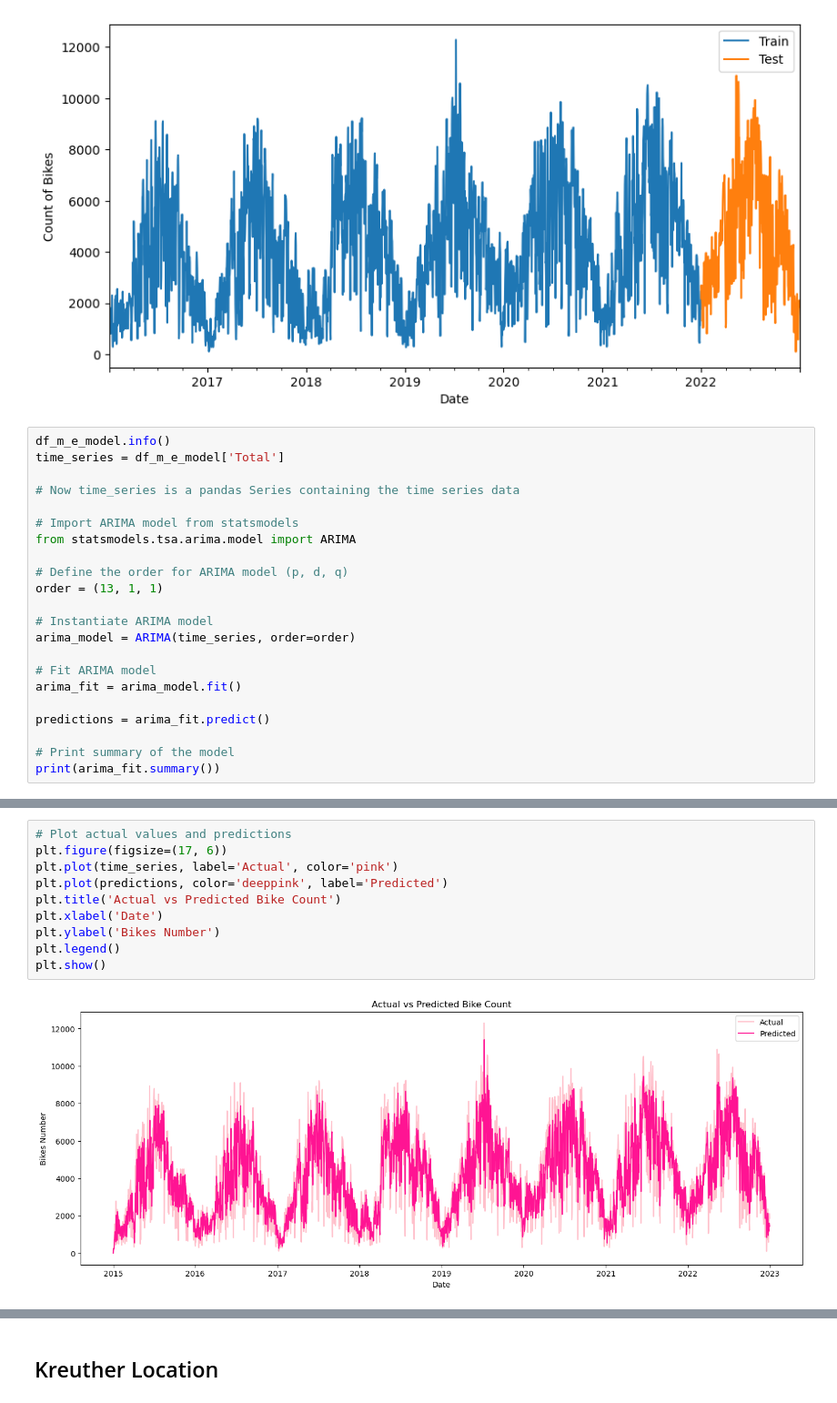
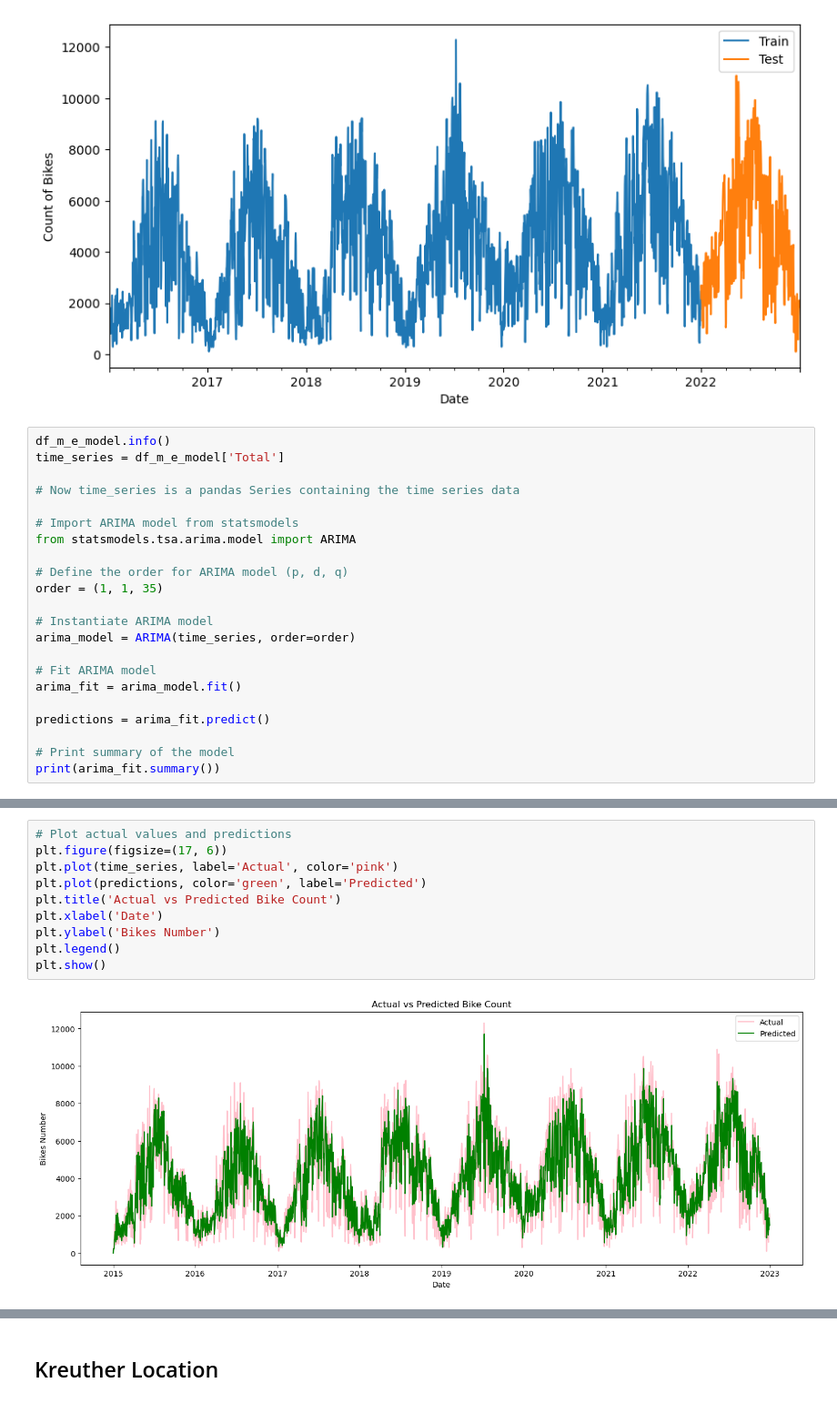
Before and after one commit to cap7586/CaroPeThesis, a Jupyter notebook: Munich_Complete_Analysis/Muc.ipynb, the cells around one changed output, grey strips where cells are left out. Shown at 91% size. Drawn from its saved outputs; the diff is of its cells as text.

```diff
--- a/Munich_Complete_Analysis/Muc.ipynb
+++ b/Munich_Complete_Analysis/Muc.ipynb
@@ -846,7 +852,7 @@ time_series = df_m_e_model['Total']
 from statsmodels.tsa.arima.model import ARIMA
 
 # Define the order for ARIMA model (p, d, q)
-order = (13, 1, 1)
+order = (1, 1, 35)
 
 # Instantiate ARIMA model
 arima_model = ARIMA(time_series, order=order)
@@ -887,12 +893,12 @@ Warnings:
 # %%
 # Plot actual values and predictions
 plt.figure(figsize=(17, 6))
 plt.plot(time_series, label='Actual', color='pink')
-plt.plot(predictions, color='deeppink', label='Predicted')
+plt.plot(predictions, color='green', label='Predicted')
 plt.title('Actual vs Predicted Bike Count')
 plt.xlabel('Date')
 plt.ylabel('Bikes Number')
 plt.legend()
 plt.show()
 # %% [output]
-[figure, old version]
+[figure, new version]
```
Also changed, not shown: parts of 10 cells of this notebook.
